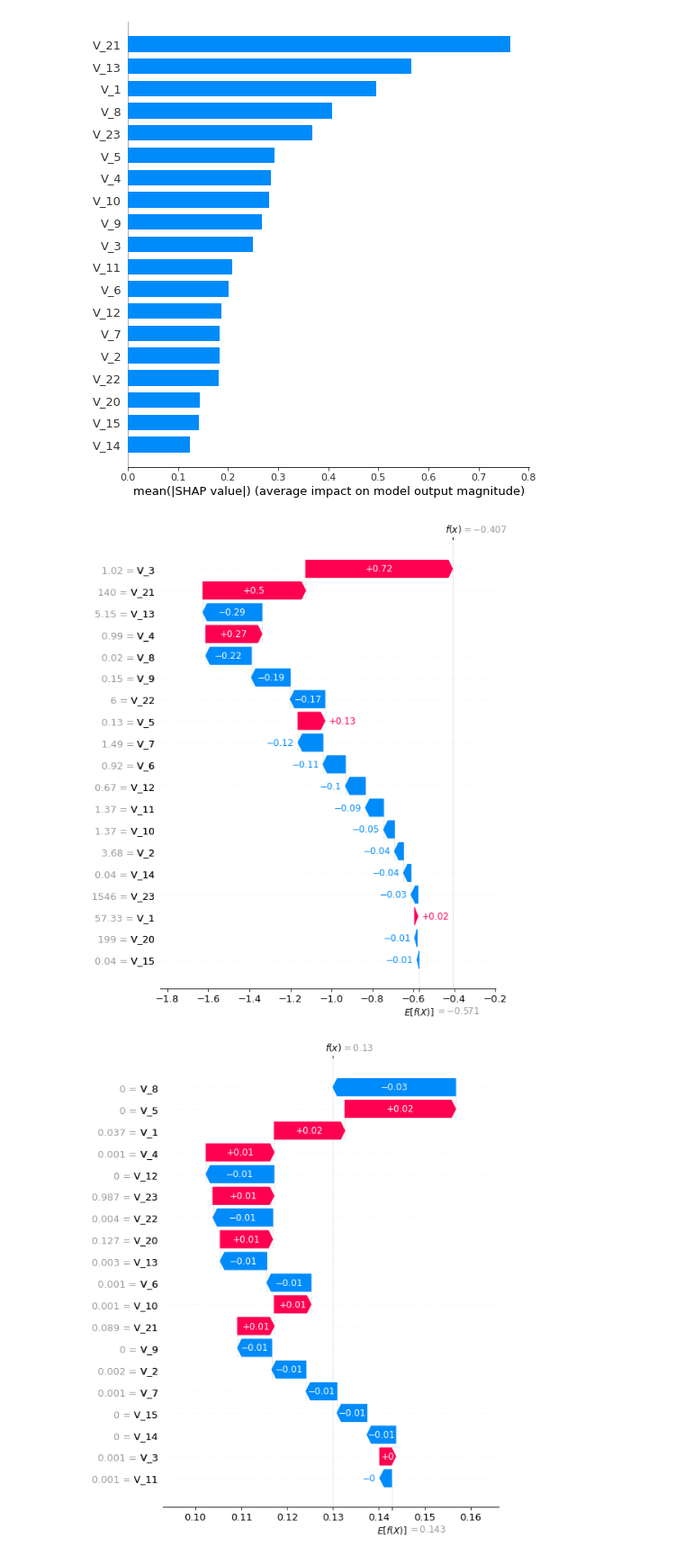
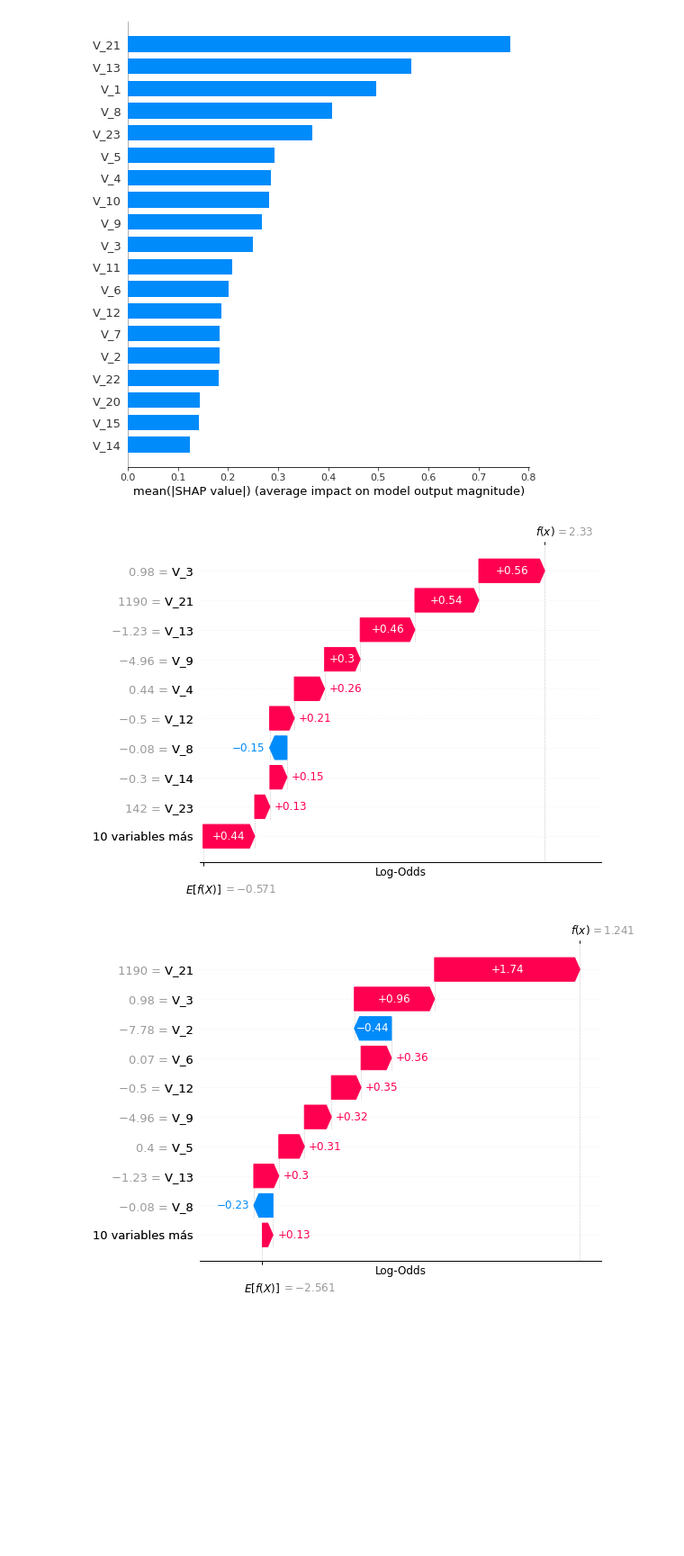
Before and after one commit to AzaelCC/Credit-Risk-Explainable-ML, a Jupyter notebook: src/Model_Plots.ipynb, the cells around one changed output. Shown at 90% size. Cells and saved outputs as stored; diff of their text form; code cells hidden in the pictures; blank space fills up the shorter version.

```diff
--- a/src/Model_Plots.ipynb
+++ b/src/Model_Plots.ipynb
@@ -144,12 +144,15 @@ def all_ROC(models_paths):
 
 def shap_bee(model_info, model_path):
     shap_test = model_info['shap_test']
+
     shap.plots.beeswarm(shap_test, max_display=10, show=False, color_bar_label='Valor SHAP')
+    # Modify
     plt.xlabel('Valor SHAP (Impacto en la salida del modelo)')
     locs, labels = plt.yticks()
     labels[0].set_text('Suma del resto')
     plt.yticks(locs, labels)
 
+    # Save and show
     save_plot(model_path, 'beeswarm')
     plt.show()
 
@@ -165,10 +168,22 @@ def shap_feat_importance(model_info, model_path):
 def shap_waterfall(model_info, model_path, idx):
     shap_df = model_info['shap_df']
     shap_test = model_info['shap_test']
+    sample_idx = shap_df.index[idx]
 
-    sample_idx = shap_df.index[idx]
-    shap.plots.waterfall(shap_test[idx], max_display=19, show=False)
+    shap.plots.waterfall(shap_test[idx], max_display=10, show=False)
+    # Modify plot
+    f = plt.gcf()
+    f.set_size_inches(8, 6)
+    a,b,c = f.get_axes()
+    labels = a.get_ymajorticklabels()
+    labels[0].set_text('10 variables más')
+    labels[10].set_text('10 variables más')
+    a.set_yticklabels(labels)
 
+    a.set_xlabel('Log-Odds', fontsize=12)
+    a.get_xaxis().set_ticks([])
+
+    # Save and show
     save_plot(model_path, 'waterfall_idx{}'.format(idx))
     plt.show()
 
@@ -235,13 +268,13 @@ for model_path in models_paths:
 [figure]
 [figure]
 # %%
-predicted_correctly = np.array([y_pred == y_test for y_pred in y_preds]).T
+predicted_correctly = np.array([(y_pred == y_test) & (y_test==1) for y_pred in y_preds]).T
 all_correct = np.all(predicted_correctly, axis=1)
 one_all_correct_idx = np.where(all_correct == True)[0][0]
 
 for model_path in models_paths:
     model_info = joblib.load(model_path)
     shap_waterfall(model_info, model_path, one_all_correct_idx)
 # %% [output]
-[figure, old version]
+[figure, new version]
-[figure, old version]
+[figure, new version]
```
Also changed, not shown: parts of 5 cells of this notebook.
